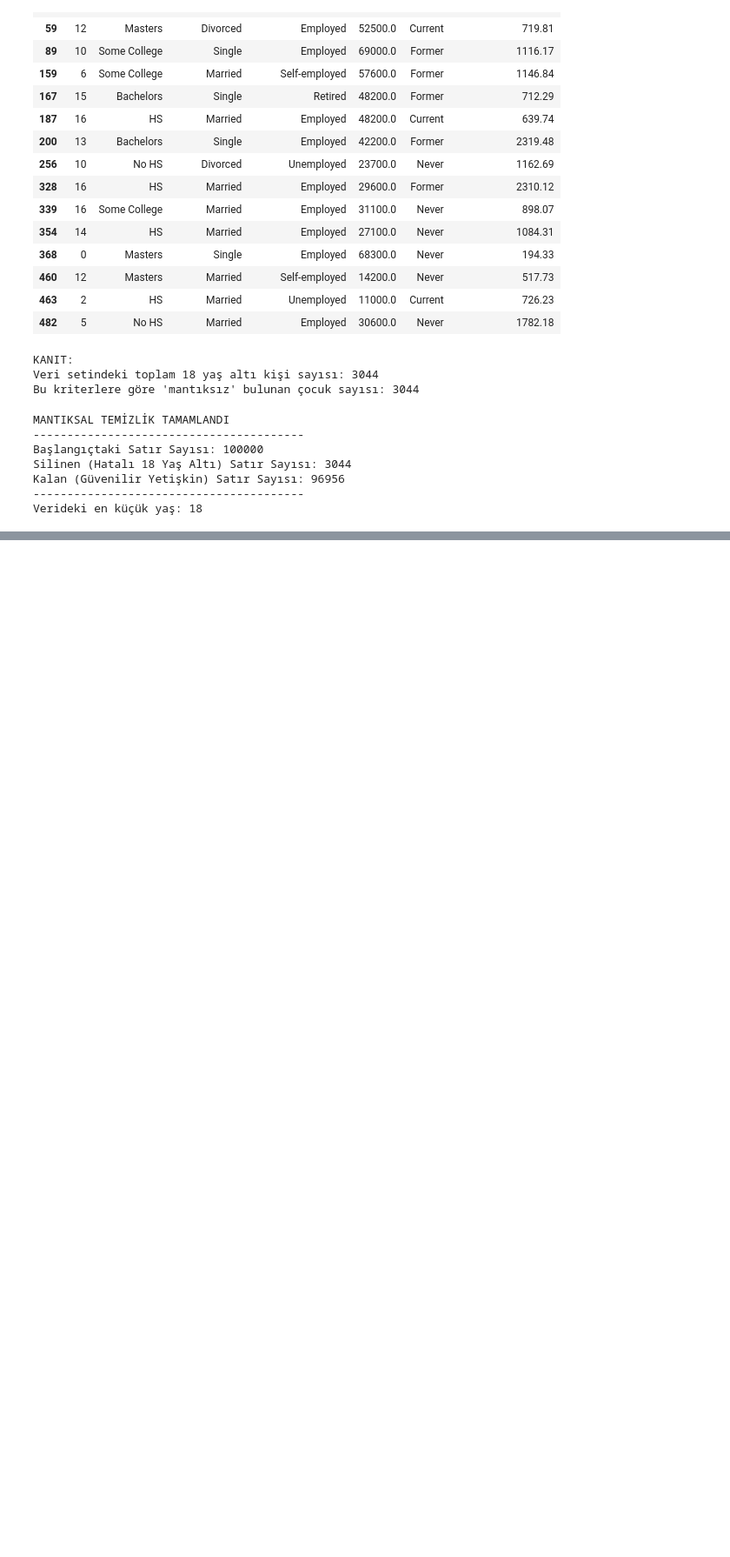
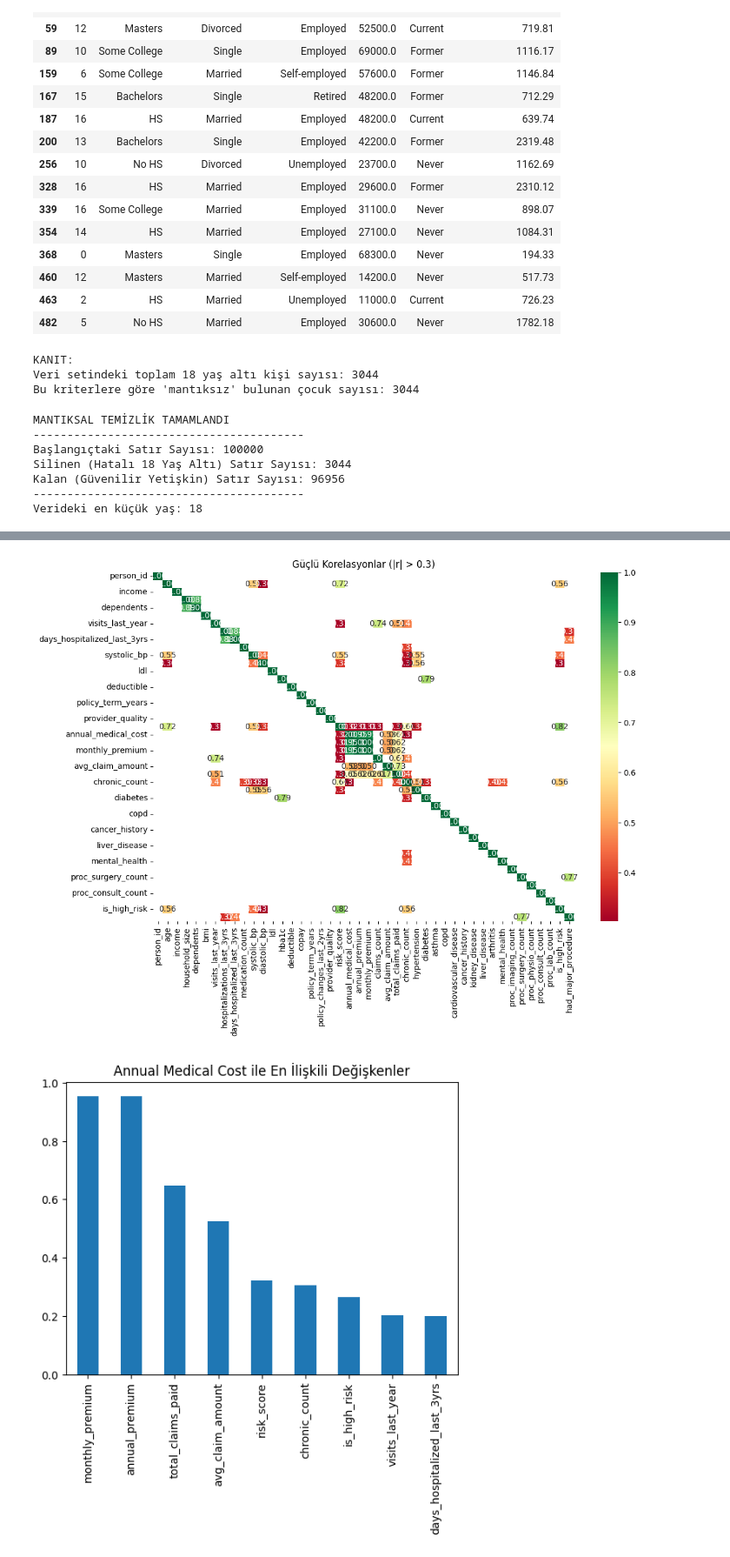
Before and after one commit to Elifglm/medical_insurance_project, a Jupyter notebook: insurance_model.ipynb, the cells around one changed output, grey strips where cells are left out. Shown at 87% size. Saved outputs shown, nothing was run; the diff lists cells and outputs as text; code cells hidden in the pictures; blank space fills up the shorter version.

```diff
--- a/insurance_model.ipynb
+++ b/insurance_model.ipynb
@@ -293,0 +346,14 @@ plt.show()
+# %%
+strong_corr = corr_matrix[abs(corr_matrix) > 0.3]
+
+plt.figure(figsize=(12, 8))
+sns.heatmap(strong_corr, annot=True, cmap='RdYlGn', fmt=".2f")
+plt.title('Güçlü Korelasyonlar (|r| > 0.3)')
+plt.show()
+
+corr_matrix['annual_medical_cost'].sort_values(ascending=False)[1:10].plot(kind='bar')
+plt.title('Annual Medical Cost ile En İlişkili Değişkenler')
+plt.show()
+# %% [output]
+[figure, added]
+[figure, added]
```
Also changed, not shown: parts of 7 cells of this notebook, 2 other files.
